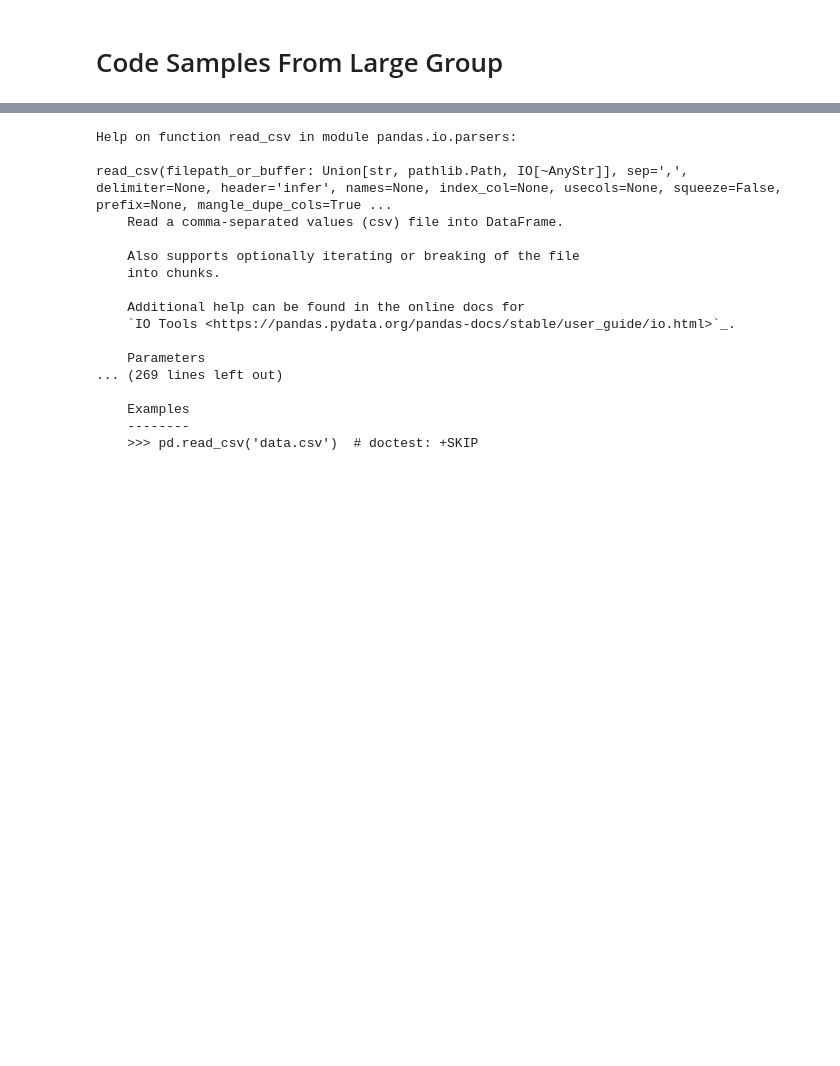
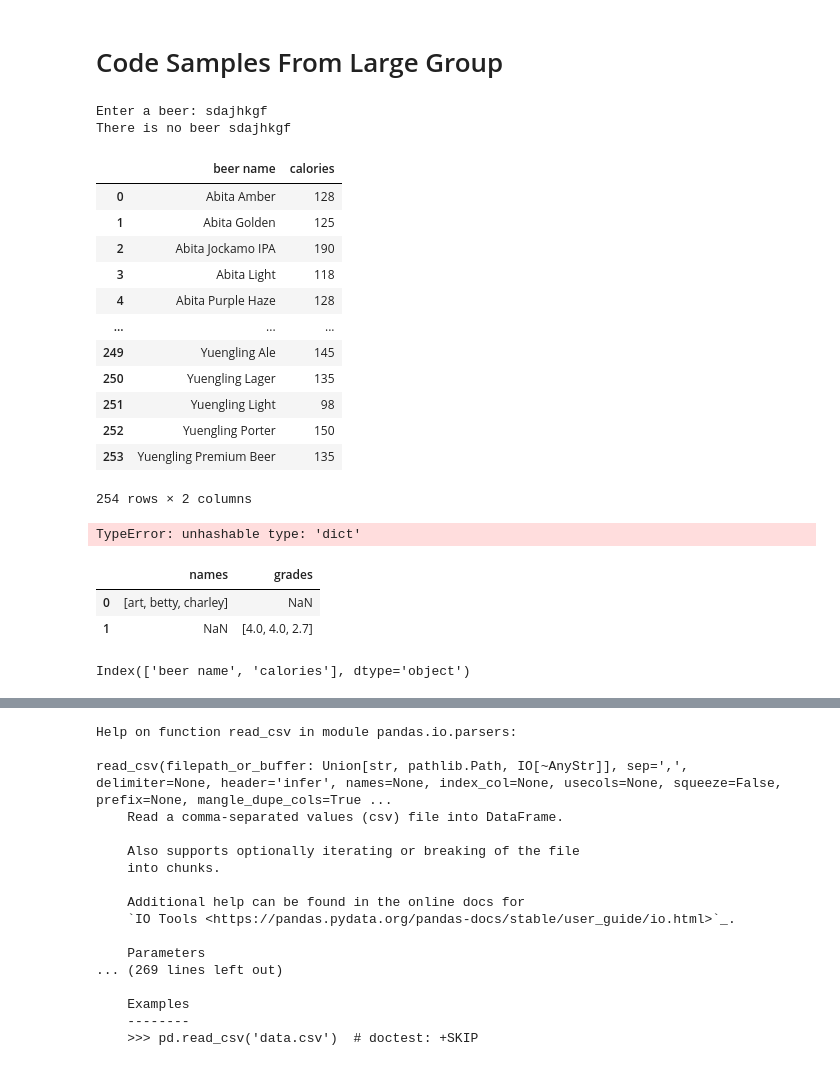
Before and after one commit to ist256/spring2021, a Jupyter notebook: lessons/12-Pandas/LargeGroup.ipynb, the cells around one changed output, grey strips where cells are left out. Saved outputs shown, nothing was run; the diff lists cells and outputs as text; code cells hidden in the pictures; blank space fills up the shorter version.

```diff
--- a/lessons/12-Pandas/LargeGroup.ipynb
+++ b/lessons/12-Pandas/LargeGroup.ipynb
@@ -1,2 +1,48 @@
 # %% [markdown]
 # Code Samples From Large Group
+# %%
+import pandas as pd
+from IPython.display import display
+beer = input("Enter a beer: ")
+df = pd.read_csv('https://raw.githubusercontent.com/mafudge/datasets/master/ist256/08-Lists/beer-calories.txt',
+                     names=['beer name','calories'])
+results = df[ df['beer name'] == beer ]
+if results['calories'].count() == 0:
+    print(f"There is no beer {beer}")
+else:
+    display(results)
+# %% [output]
+Enter a beer: sdajhkgf
+There is no beer sdajhkgf
+# %%
+df
+# %% [output]
+|  | beer name | calories |
+| 0 | Abita Amber | 128 |
+| 1 | Abita Golden | 125 |
+| 2 | Abita Jockamo IPA | 190 |
+| 3 | Abita Light | 118 |
+| 4 | Abita Purple Haze | 128 |
+| ... | ... | ... |
+| 249 | Yuengling Ale | 145 |
+| 250 | Yuengling Lager | 135 |
+| 251 | Yuengling Light | 98 |
+| 252 | Yuengling Porter | 150 |
+| 253 | Yuengling Premium Beer | 135 |
+254 rows × 2 columns
+# %%
+students = { { 'names' : ['art','betty','charley'] },
+    { 'grades' : [4.0, 4.0, 2.7] } }
+# %% [output]
+TypeError: unhashable type: 'dict'
+# %%
+students_df = pd.DataFrame()
+students_df
+# %% [output]
+|  | names | grades |
+| 0 | [art, betty, charley] | NaN |
+| 1 | NaN | [4.0, 4.0, 2.7] |
+# %%
+df.columns
+# %% [output]
+Index(['beer name', 'calories'], dtype='object')
```
Also changed, not shown: parts of 18 cells of this notebook, 3 other files.
